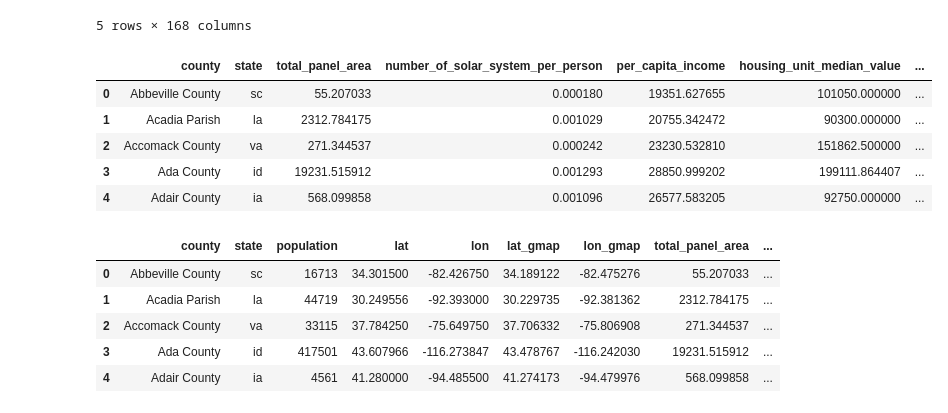
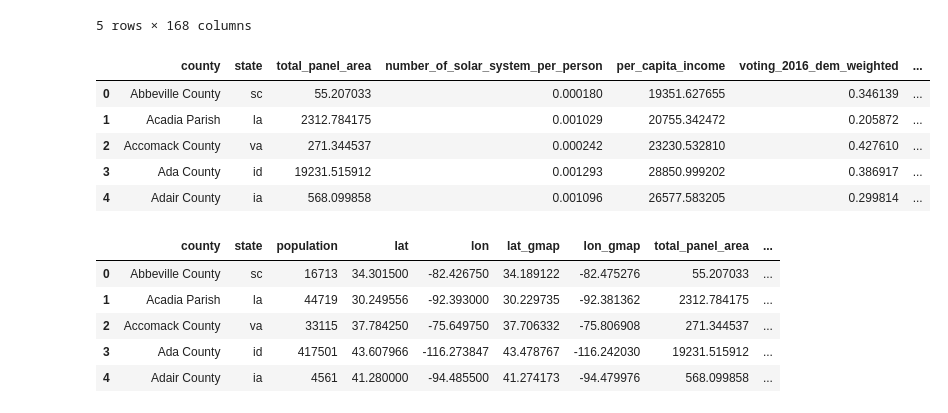
Before and after one commit to myoung12/Data_Boot_Camp_Project_1, a Jupyter notebook: notebooks/Mark_Analysis.ipynb, the cells around one changed output. Saved outputs shown, nothing was run; the diff lists cells and outputs as text; code cells hidden in the pictures.

```diff
--- a/notebooks/Mark_Analysis.ipynb
+++ b/notebooks/Mark_Analysis.ipynb
@@ -34,44 +37,52 @@ solar_df.head()
 # %%
 #create new column for total county income
 solar_df["county_personal_income"]=solar_df["population"]*solar_df["per_capita_income"]
+solar_df["total_dem_voters_weighted"]=solar_df["population"]*solar_df["voting_2016_dem_percentage"]
+
+#create units of measure in transposed data (visual way to see categories and values in one column)
 units_df=solar_df.head(3).T
 units_df.to_csv("../data/Units_Data.csv", index=True, header=True, encoding = "ISO-8859-1")
 # %%
 #new groupby object
 
 #grouby by county and state
 
 grouped_location = solar_df.groupby(["county", "state"])
 
 #create empty dataframe for sorted county and state data
 
 location_df = pd.DataFrame()
 
-#pull in target dependent variable data
+#pull in target dependent variable data for total panel area and number of solar systems per person
 location_df["total_panel_area"]=grouped_location["total_panel_area"].sum()
 location_df["number_of_solar_system_per_person"]=grouped_location["solar_system_count"].sum()/grouped_location["population"].sum()
 
 #pull in independent variables on welfare
 location_df["per_capita_income"]=grouped_location["county_personal_income"].sum()/grouped_location["population"].sum()
+location_df["voting_2016_dem_weighted"]=grouped_location["total_dem_voters_weighted"].sum()/grouped_location["population"].sum()
 
+#pull in other independent variables for study from dataset that require means
 independent_var = ["housing_unit_median_value",
                    "daily_solar_radiation", "electricity_price_residential", "electricity_price_commercial",
-                   "electricity_price_industrial", "incentive_count_residential", "incentive_count_nonresidential", "education_high_school_graduate_rate", "voting_2016_dem_percentage"]
+                   "electricity_price_industrial", "incentive_count_residential", "incentive_count_nonresidential",
+                   "education_high_school_graduate_rate"]
 
+#repeated task on groupby object to find mean of all independent variables described above
 def grouped_mean(x):
     location_df[x] = grouped_location[x].mean()
 
+#create groupby objects for each independent variable
 for var in independent_var:
     grouped_mean(var)
 
 #reset index on location_df to ensure county names appear in each row
 location_df=location_df.reset_index()
 location_df.head()
 # %% [output]
-|  | county | state | total_panel_area | number_of_solar_system_per_person | per_capita_income | housing_unit_median_value | ... |
-| 0 | Abbeville County | sc | 55.207033 | 0.000180 | 19351.627655 | 101050.000000 | ... |
-| 1 | Acadia Parish | la | 2312.784175 | 0.001029 | 20755.342472 | 90300.000000 | ... |
-| 2 | Accomack County | va | 271.344537 | 0.000242 | 23230.532810 | 151862.500000 | ... |
-| 3 | Ada County | id | 19231.515912 | 0.001293 | 28850.999202 | 199111.864407 | ... |
-| 4 | Adair County | ia | 568.099858 | 0.001096 | 26577.583205 | 92750.000000 | ... |
+|  | county | state | total_panel_area | number_of_solar_system_per_person | per_capita_income | voting_2016_dem_weighted | ... |
+| 0 | Abbeville County | sc | 55.207033 | 0.000180 | 19351.627655 | 0.346139 | ... |
+| 1 | Acadia Parish | la | 2312.784175 | 0.001029 | 20755.342472 | 0.205872 | ... |
+| 2 | Accomack County | va | 271.344537 | 0.000242 | 23230.532810 | 0.427610 | ... |
+| 3 | Ada County | id | 19231.515912 | 0.001293 | 28850.999202 | 0.386917 | ... |
+| 4 | Adair County | ia | 568.099858 | 0.001096 | 26577.583205 | 0.299814 | ... |
 # %%
```
Also changed, not shown: parts of 10 cells of this notebook, 7 other files.
